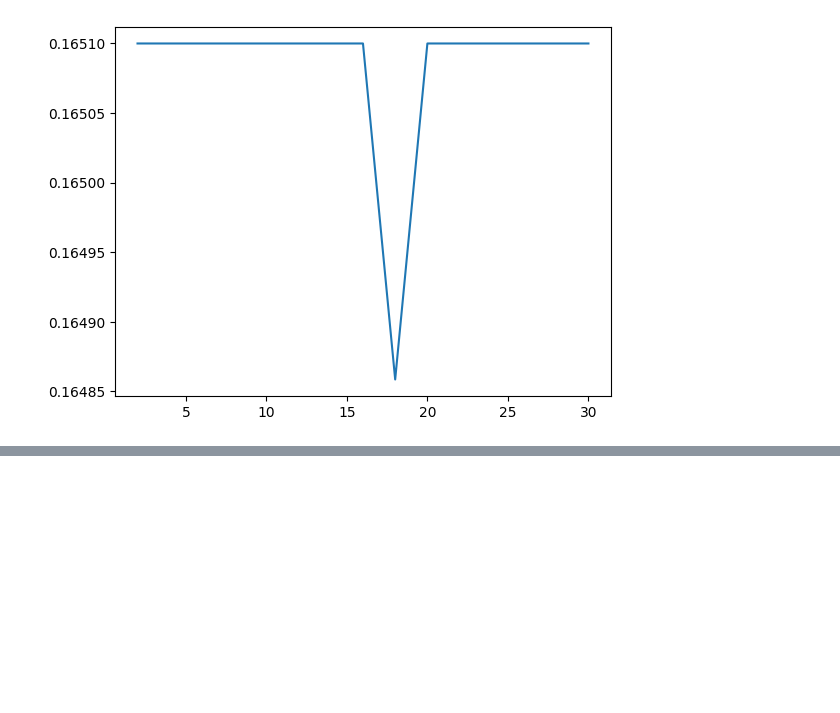
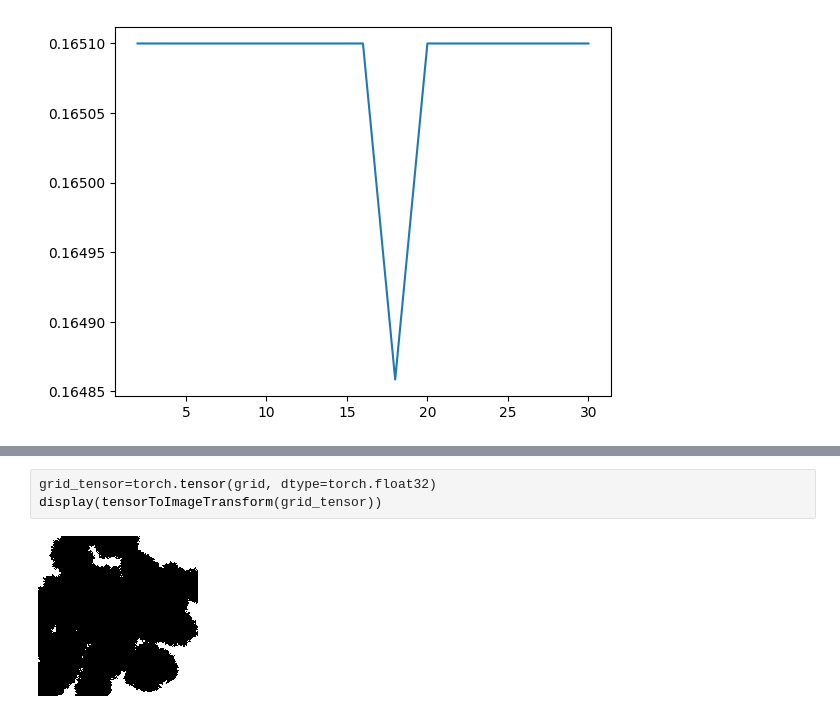
Before and after one commit to AadiDev005/Paraffin-EG-Model, a Jupyter notebook: dataset_generator.ipynb, the cells around one changed output, grey strips where cells are left out. Saved outputs shown, nothing was run; the diff lists cells and outputs as text; blank space fills up the shorter version.

```diff
--- a/dataset_generator.ipynb
+++ b/dataset_generator.ipynb
@@ -117,0 +135,5 @@ display(tensorToImageTransform(grid))
+# %%
+grid_tensor=torch.tensor(grid, dtype=torch.float32)
+display(tensorToImageTransform(grid_tensor))
+# %% [output]
+[figure, added]
```
Also changed, not shown: parts of 6 cells of this notebook.
